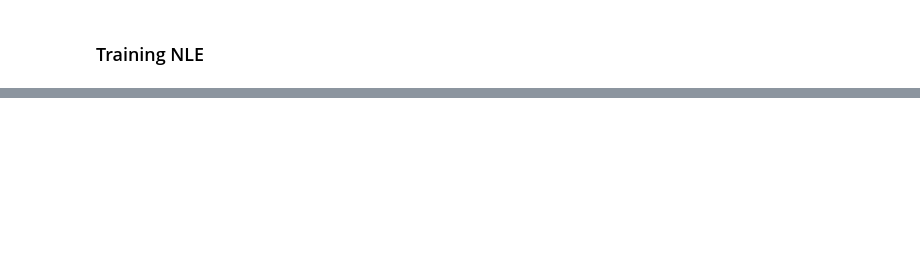
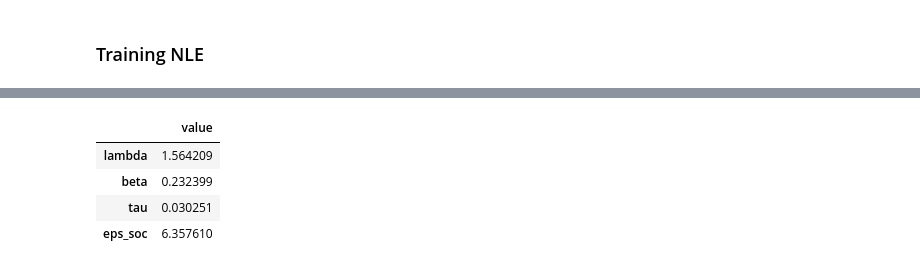
Before and after one commit to vagechirkov/socialGeneralizationSBI, a Jupyter notebook: sbi.ipynb, the cells around one changed output, grey strips where cells are left out. Drawn from its saved outputs; the diff is of its cells as text; code cells hidden in the pictures; blank space fills up the shorter version.

```diff
--- a/sbi.ipynb
+++ b/sbi.ipynb
@@ -212,0 +248,8 @@ tensor(1.4927)
+# %%
+fitted_params
+# %% [output]
+|  | value |
+| lambda | 1.564209 |
+| beta | 0.232399 |
+| tau | 0.030251 |
+| eps_soc | 6.357610 |
```
Also changed, not shown: parts of 26 cells of this notebook.
